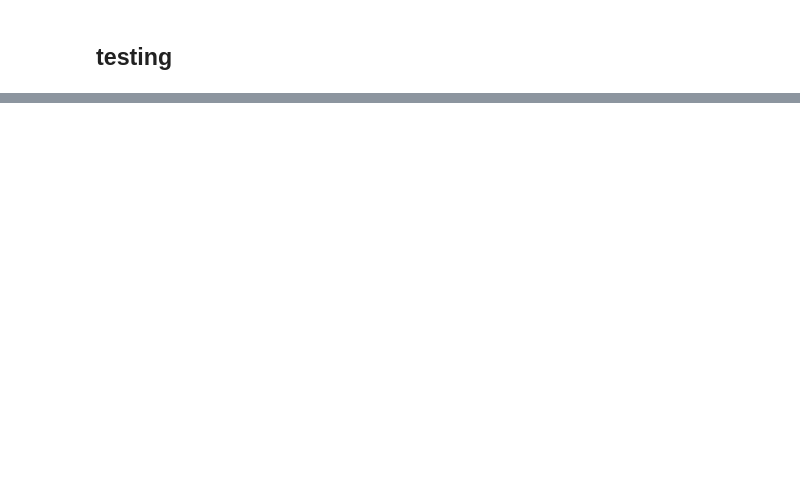
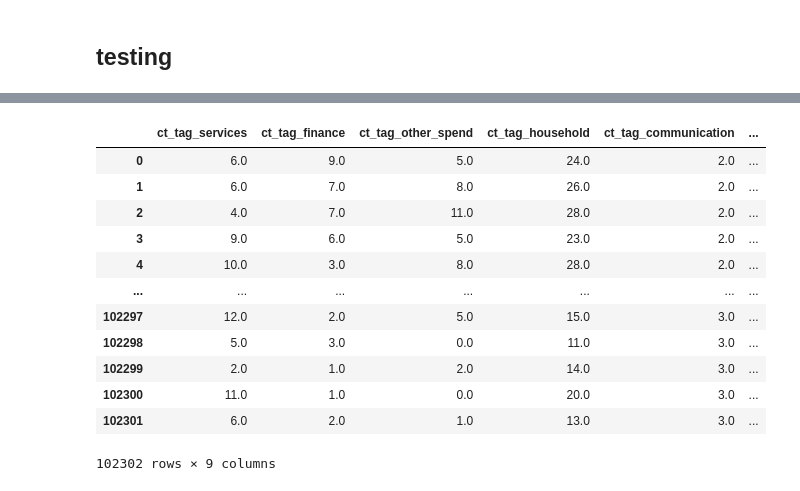
Before and after one commit to fabiangunzinger/entropy, a Jupyter notebook: notebooks/scratchpad.ipynb, the cells around one changed output, grey strips where cells are left out. Drawn from its saved outputs; the diff is of its cells as text; code cells hidden in the pictures; blank space fills up the shorter version.

```diff
--- a/notebooks/scratchpad.ipynb
+++ b/notebooks/scratchpad.ipynb
@@ -59,6 +50,6 @@ shape: (593,133, 35), users: 270
 # %% [markdown]
 ## testing
 # %%
-dfd = hd.read_debug_data()
-hd.inspect(dfd)
+dfa = hd.read_analysis_data("XX0")
+hd.inspect(dfa)
 # %% [output]
@@ -97,0 +63,16 @@ False
+# %%
+dfa.filter(regex="^ct_tag_(?!spend)")
+# %% [output]
+|  | ct_tag_services | ct_tag_finance | ct_tag_other_spend | ct_tag_household | ct_tag_communication | ... |
+| 0 | 6.0 | 9.0 | 5.0 | 24.0 | 2.0 | ... |
+| 1 | 6.0 | 7.0 | 8.0 | 26.0 | 2.0 | ... |
+| 2 | 4.0 | 7.0 | 11.0 | 28.0 | 2.0 | ... |
+| 3 | 9.0 | 6.0 | 5.0 | 23.0 | 2.0 | ... |
+| 4 | 10.0 | 3.0 | 8.0 | 28.0 | 2.0 | ... |
+| ... | ... | ... | ... | ... | ... | ... |
+| 102297 | 12.0 | 2.0 | 5.0 | 15.0 | 3.0 | ... |
+| 102298 | 5.0 | 3.0 | 0.0 | 11.0 | 3.0 | ... |
+| 102299 | 2.0 | 1.0 | 2.0 | 14.0 | 3.0 | ... |
+| 102300 | 11.0 | 1.0 | 0.0 | 20.0 | 3.0 | ... |
+| 102301 | 6.0 | 2.0 | 1.0 | 13.0 | 3.0 | ... |
+102302 rows × 9 columns
```
Also changed, not shown: parts of 11 cells of this notebook, 15 other files.
